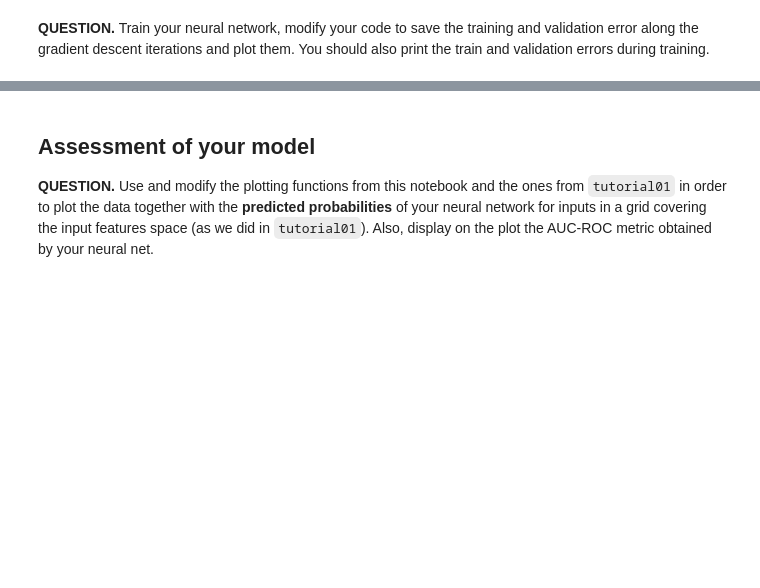
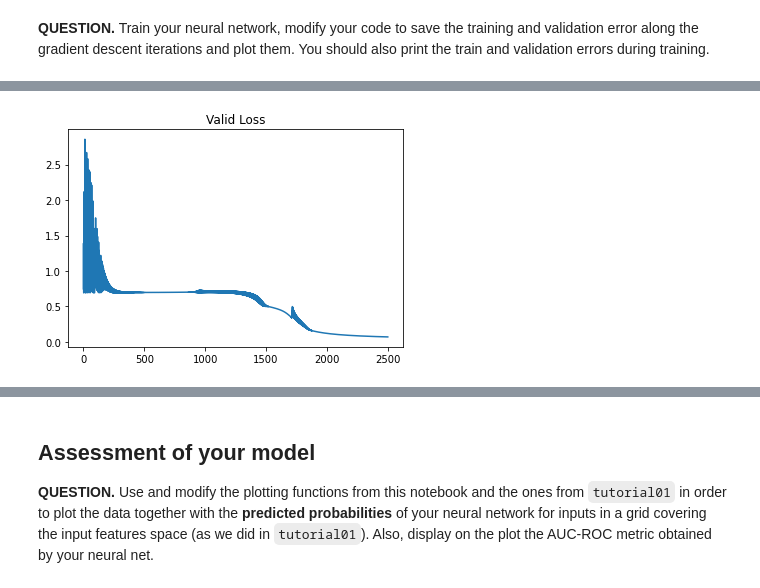
Before and after one commit to zyxflavien/DeepLearningM2MO, a Jupyter notebook: tutorial03a.ipynb, the cells around one changed output, grey strips where cells are left out. Saved outputs shown, nothing was run; the diff lists cells and outputs as text; code cells hidden in the pictures; blank space fills up the shorter version.

```diff
--- a/tutorial03a.ipynb
+++ b/tutorial03a.ipynb
@@ -205,3 +206,9 @@ plt.show()
+# %%
+plt.title('Valid Loss')
+plt.plot(nn.valid_loss)
+plt.show()
+# %% [output]
+[figure, added]
 # %%
 res = nn.predict(X_valid_torch)
 res = torch.where(res>0.5, 1, 0)
```
Also changed, not shown: parts of 5 cells of this notebook, 1 other file.
